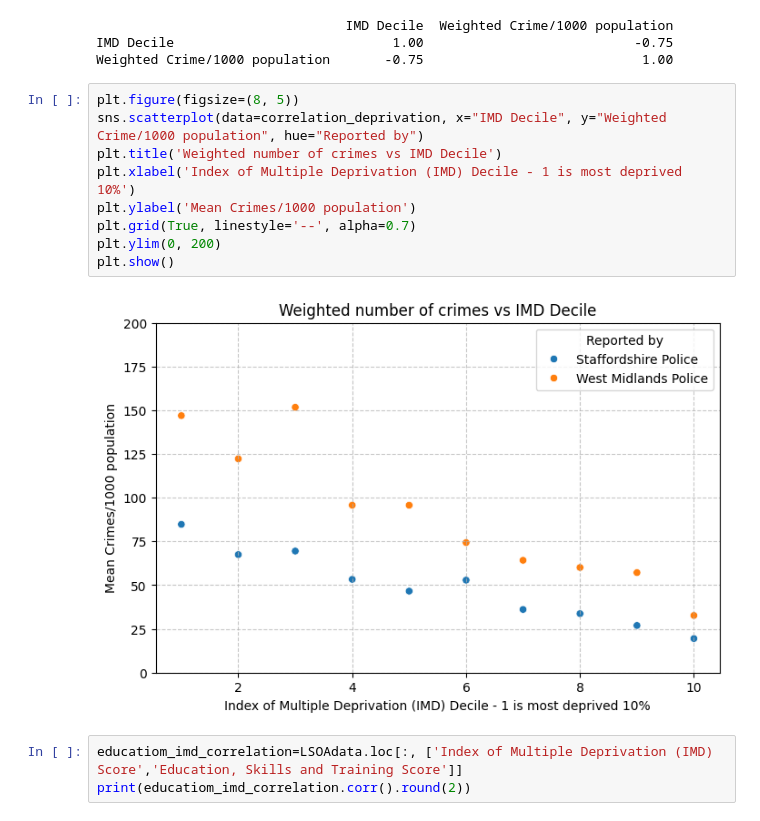
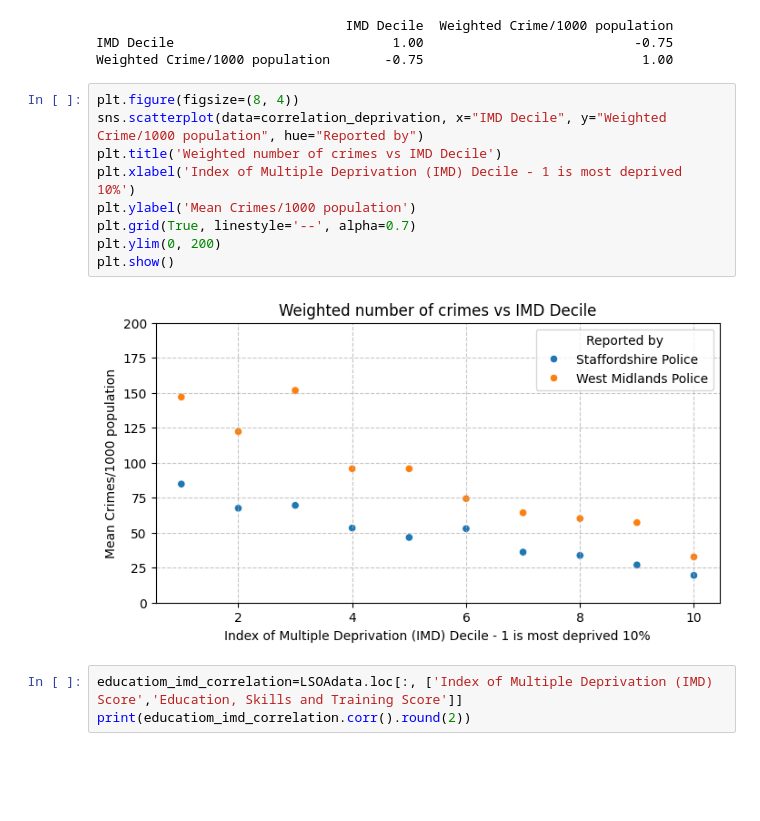
Before and after one commit to zhangwiki86-soton/L7---Data-Analysis-and-Visualisation, a Jupyter notebook: main_analysis.ipynb, the cells around one changed output. Drawn from its saved outputs; the diff is of its cells as text; blank space fills up the shorter version.

```diff
--- a/main_analysis.ipynb
+++ b/main_analysis.ipynb
@@ -1009,16 +942,16 @@ print(correlation_deprivation[numerical_columns].corr().round(2))
 IMD Decile                            1.00                           -0.75
 Weighted Crime/1000 population       -0.75                            1.00
 # %%
-plt.figure(figsize=(8, 5))
+plt.figure(figsize=(8, 4))
 sns.scatterplot(data=correlation_deprivation, x="IMD Decile", y="Weighted Crime/1000 population", hue="Reported by")
 plt.title('Weighted number of crimes vs IMD Decile')
 plt.xlabel('Index of Multiple Deprivation (IMD) Decile - 1 is most deprived 10%')
 plt.ylabel('Mean Crimes/1000 population')
 plt.grid(True, linestyle='--', alpha=0.7)
 plt.ylim(0, 200)
 plt.show()
 # %% [output]
-[figure, old version]
+[figure, new version]
 # %%
 educatiom_imd_correlation=LSOAdata.loc[:, ['Index of Multiple Deprivation (IMD) Score','Education, Skills and Training Score']]
 print(educatiom_imd_correlation.corr().round(2))
```
Also changed, not shown: parts of 54 cells of this notebook.
